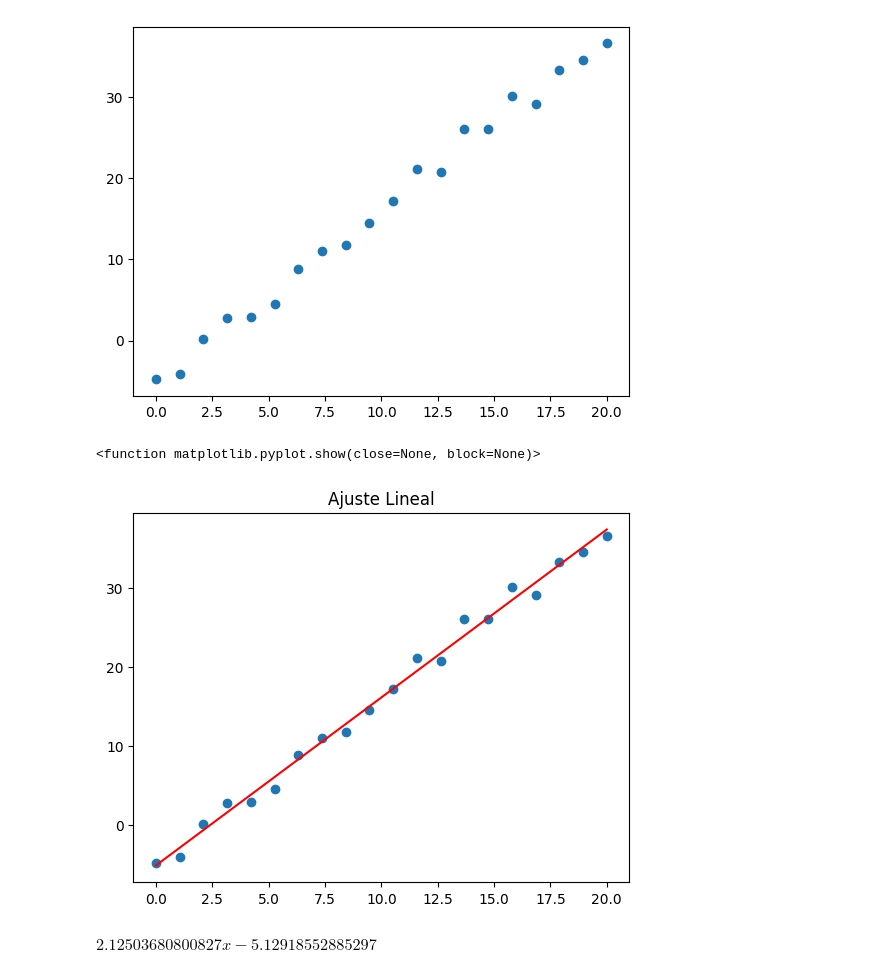
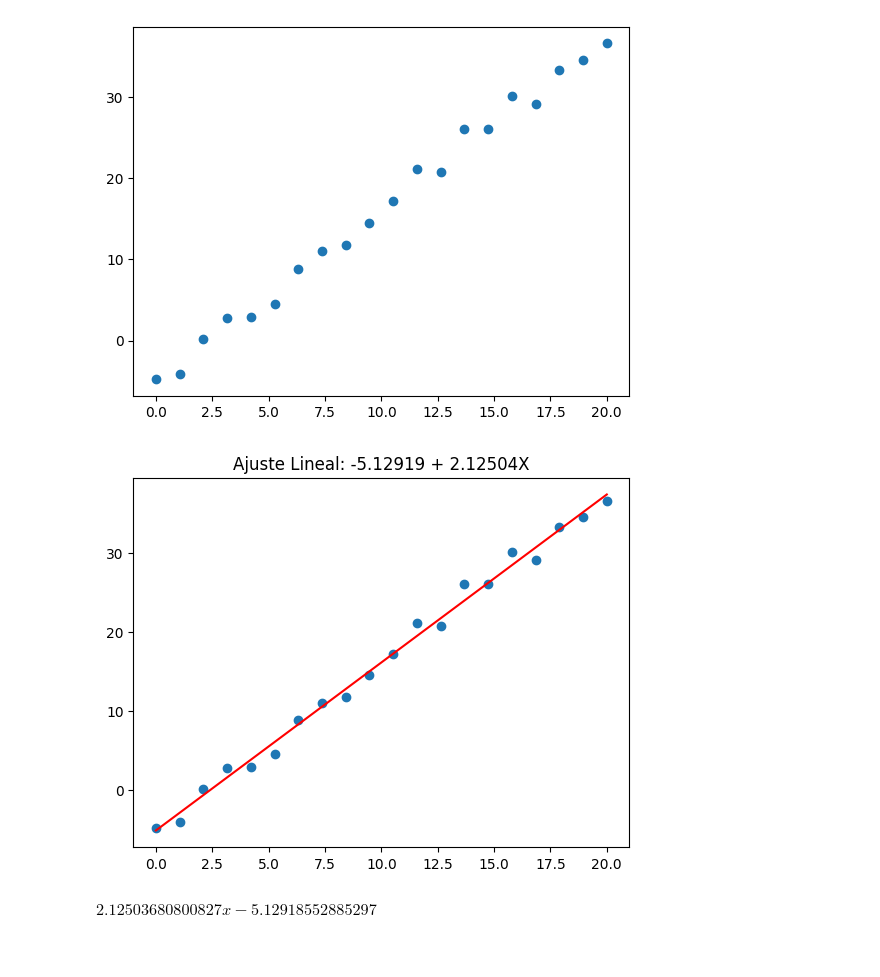
Before and after one commit to JSRV18/Dinosaurio-repository, a Jupyter notebook: MinimosCuadradosDinosaurio.ipynb, the cells around one changed output. Cells and saved outputs as stored; diff of their text form; code cells hidden in the pictures.

```diff
--- a/MinimosCuadradosDinosaurio.ipynb
+++ b/MinimosCuadradosDinosaurio.ipynb
@@ -40,40 +40,37 @@ def GetFit(x,y,n):
   A = np.ones((l,n+1))
 
   for i in range(1,n+1):
     A[:,i] = x**i
 
   # Ajuste
   AT = np.dot(A.T,A)
   bT = np.dot(A.T,b)
 
   xsol = np.linalg.solve(AT,bT)
 
   return xsol
 
 
 def GetModel(x,p):
 
   y = 0.
   for n in range(len(p)):
     y += p[n]*x**n
 
   return y
 
 n=1
 xsol = GetFit(x,y,n=n)
 _x = np.linspace(np.min(x),np.max(x),50)
 _y = GetModel(_x,xsol)
 
 
 plt.scatter(x,y)
-plt.plot(_x,_y,color='r',label=(xsol[0],xsol[1]))
-plt.title("Ajuste Lineal")
-
-
-plt.show
+plt.plot(_x,_y,color='r')
+plt.title("Ajuste Lineal: " + str(round(xsol[0],5)) + " + " + str(round(xsol[1],5))+"X")
+plt.show()
 # %% [output]
-<function matplotlib.pyplot.show(close=None, block=None)>
-[figure, old version]
+[figure, new version]
 # %%
 import sympy as sym
 X = sym.Symbol('x')
```
Also changed, not shown: parts of 2 cells of this notebook.
